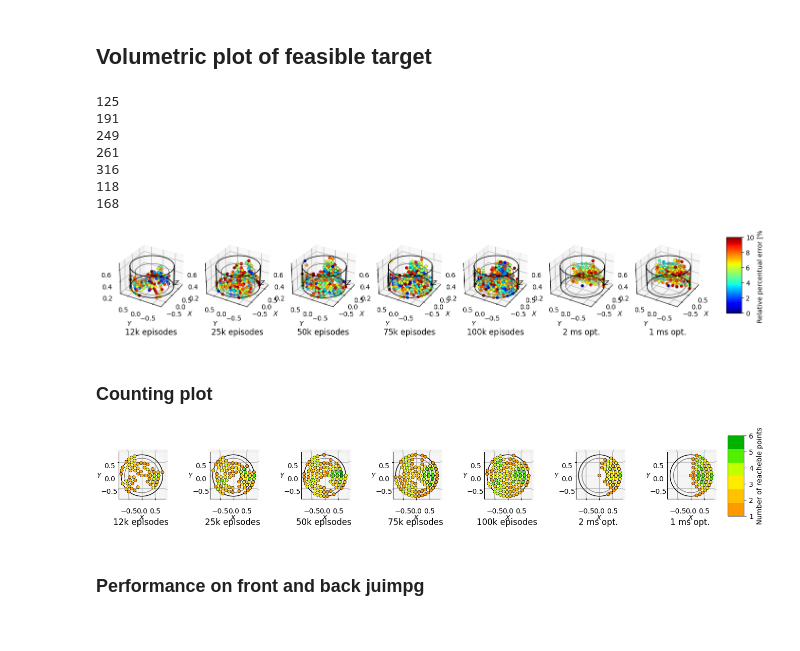
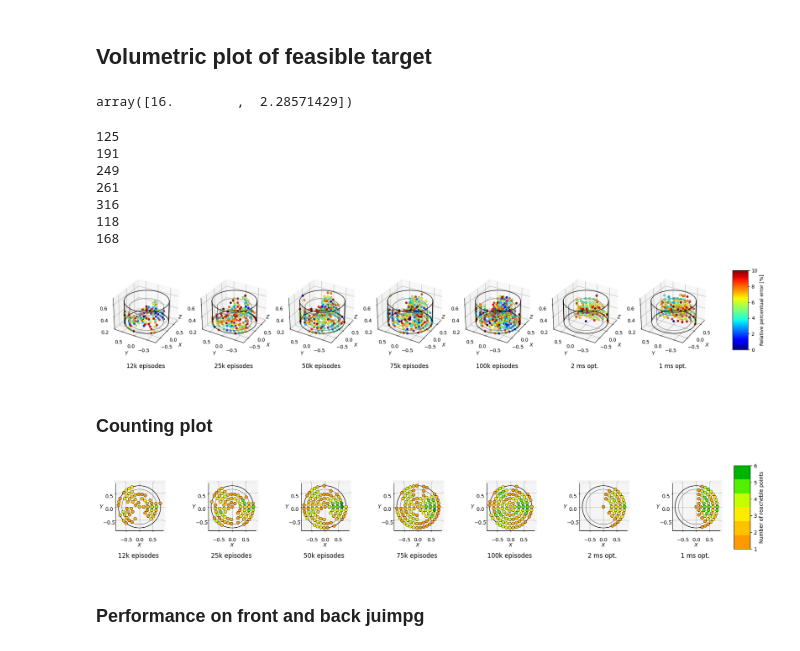
Before and after one commit to jprogrammer13/jumpleg_rl, a Jupyter notebook: utils/paper_plots.ipynb, the cells around one changed output. Saved outputs shown, nothing was run; the diff lists cells and outputs as text; code cells hidden in the pictures.

```diff
--- a/utils/paper_plots.ipynb
+++ b/utils/paper_plots.ipynb
@@ -49,8 +49,13 @@ cmap=plt.cm.jet
 norm = matplotlib.colors.Normalize(vmin=0, vmax=err_treshold)
 # %%
 tests_error = []
+# %%
+plt.figaspect(1/len(tests))
+# %% [output]
+array([16.        ,  2.28571429])
 # %%
-fig = plt.figure(figsize=plt.figaspect(1/len(tests)))
+# fig = plt.figure(figsize=plt.figaspect(1/len(tests)))
+fig = plt.figure(figsize=(22,3.2))
 
 for i, test in enumerate(tests):
     # check if the test result is a model run
@@ -124,36 +129,36 @@ for i, test in enumerate(tests):
     ax.add_patch(top)
     ax.add_patch(down)
     art3d.pathpatch_2d_to_3d(top, z=0.25, zdir="z")
     art3d.pathpatch_2d_to_3d(down, z=0.6, zdir="z")
 
     x0 = r * np.cos(-np.pi/2+0.5)
     y0 = r * np.sin(-np.pi/2+0.5)
 
     x1 = r * np.cos(np.pi/2+0.5)
     y1 = r * np.sin(np.pi/2+0.5)
 
     plt.plot([x0,x0],[y0,y0],[0.25,0.6], color='black',zorder=2.5)
     plt.plot([x1,x1],[y1,y1],[0.25,0.6], color='black',zorder=2.5)
 
     if 'optim' not in str(test):
-        ax.set_title( f'{int(test/1000)}k episodes', y=.0, pad=-35)
+        ax.set_title( f'{int(test/1000)}k episodes', y=-.05, pad=-35)
     else:
-        ax.set_title( f'{str(test)[-1]} ms opt.', y=.0, pad=-35)
+        ax.set_title( f'{str(test)[-1]} ms opt.', y=-.05, pad=-35)
 
 cbar_ax = fig.add_axes([0.93, 0.15, 0.02, 0.7])
 fig.colorbar(feasible_plot, shrink=0.3, label='Relative percentual error [%]', cax=cbar_ax)
 # fig.suptitle('Target positions with RPE $\leq$ 0.1')
 fig.savefig(os.path.join('plots', f'feasible_filtered.pdf'), dpi=500, bbox_inches='tight')
 fig.show()
 # %% [output]
 125
 191
 249
 261
 316
 118
 168
-[figure, old version]
+[figure, new version]
 # %% [markdown]
 ### Counting plot
 # %%
@@ -163,7 +168,9 @@ colors = [(1, 0.6, 0), (1, 0.8, 0), (1, 1, 0), (0.4, 1, 0), (0, 0.7, 0)]
 # Create a custom colormap with linear interpolation
 n_jmp_cmap = LinearSegmentedColormap.from_list('custom_cmap', colors, N=6)  # N=6 for 1 to 6
 # %%
-fig = plt.figure(figsize=plt.figaspect(1/len(tests)))
+# fig = plt.figure(figsize=plt.figaspect(1/len(tests)))
+fig = plt.figure(figsize=(22, 3.2))
+
 
 for i, test in enumerate(tests):
     # check if the test result is a model run
@@ -174,7 +181,8 @@ for i, test in enumerate(tests):
 
         # compute performance
         com0_points = np.vstack(dt.state.apply(readArray).to_numpy())[:, :3]
-        reached_points = np.vstack(dt.next_state.apply(readArray).to_numpy())[:, :3]
+        reached_points = np.vstack(
+            dt.next_state.apply(readArray).to_numpy())[:, :3]
 
         target_error = np.linalg.norm(target_points - reached_points, axis=1)
         target_distance = np.linalg.norm(target_points-com0_points, axis=1)
@@ -187,7 +195,7 @@ for i, test in enumerate(tests):
         perc_error = optim2.rel_landing_error.to_numpy().copy()
 
     # common calulcation
-    perc_error*=100
+    perc_error *= 100
     # Filter points with perc_error < err_treshold
     idx = perc_error <= err_treshold
     err_filter = perc_error[idx]
@@ -198,51 +206,56 @@ for i, test in enumerate(tests):
     xy_pair = []
     err = []
 
-    for j,p in enumerate(feasible_region):
+    for j, p in enumerate(feasible_region):
         # new point
-        if [p[0],p[1]] not in xy_pair:
-            xy_pair.append([p[0],p[1]])
+        if [p[0], p[1]] not in xy_pair:
+            xy_pair.append([p[0], p[1]])
             err.append([err_filter[j]])
         else:
             # x,y present, get if z > z in array
-            idx = xy_pair.index([p[0],p[1]])
+            idx = xy_pair.index([p[0], p[1]])
             err[idx].append(err_filter[j])
 
     nr_points = [len(e) for e in err]
-    surface = np.append(np.array(xy_pair),np.array(nr_points).reshape(-1,1),axis=1)
+    surface = np.append(np.array(xy_pair), np.array(
+        nr_points).reshape(-1, 1), axis=1)
 
-    ax = fig.add_subplot(1, len(tests), i+1, projection='3d',computed_zorder=False)
-    train_area = Circle( (0, 0),0.65, fill = False, color='gray')
-    test_area = Circle( (0, 0),0.78, fill = False, color='black')
+    ax = fig.add_subplot(1, len(tests), i+1,
+                         projection='3d', computed_zorder=False)
+    train_area = Circle((0, 0), 0.65, fill=False, color='gray')
+    test_area = Circle((0, 0), 0.78, fill=False, color='black')
     ax.add_patch(test_area)
     ax.add_patch(train_area)
     art3d.pathpatch_2d_to_3d(train_area, z=0, zdir="z")
     art3d.pathpatch_2d_to_3d(test_area, z=0, zdir="z")
-    ax.margins(x=0,y=0,z=0)
+    ax.margins(x=0, y=0, z=0)
     ax.set_xlim(-.85, .85)
     ax.set_ylim(-.85, .85)
     # ax.set_zlim(0, 0.7)
     ax.zaxis.line.set_lw(0.)
     ax.set_zticks([])
-    ax.view_init(azim=-90,elev=90)
+    ax.view_init(azim=-90, elev=90)
     ax.set_xlabel('$X$')
     ax.set_ylabel('$Y$')
 
     if 'optim' not in str(test):
-        ax.set_title( f'{int(test/1000)}k episodes', y=.0, pad=-15)
+        ax.set_title(f'{int(test/1000)}k episodes', y=-.05, pad=-15)
     else:
-        ax.set_title( f'{str(test)[-1]} ms opt.', y=.0, pad=-15)
+        ax.set_title(f'{str(test)[-1]} ms opt.', y=-.05, pad=-15)
 
-    surf_plot = ax.scatter(surface[:, 0], surface[:, 1], 0, alpha=1, edgecolors="black", linewidths=0.5, c=surface[:, 2], cmap=n_jmp_cmap, vmin=1, vmax=6)
+    surf_plot = ax.scatter(surface[:, 0], surface[:, 1], 0, s=35, alpha=1, edgecolors="black",
+                           linewidths=0.5, c=surface[:, 2], cmap=n_jmp_cmap, vmin=1, vmax=6)
 
 cbar_ax = fig.add_axes([0.9, 0.15, 0.02, 0.7])
-fig.colorbar(surf_plot, shrink=0.3, label='Number of reacheble points', cax=cbar_ax)
+fig.colorbar(surf_plot, shrink=0.3,
+             label='Number of reacheble points', cax=cbar_ax)
 
 # fig.suptitle('Mean RPE fo test target positions [RPE $\leq$ 0.1]')
-fig.savefig(os.path.join('plots', f'numb_points_surface_plot.pdf'), dpi=500, bbox_inches='tight')
+fig.savefig(os.path.join('plots', f'numb_points_surface_plot.pdf'),
+            dpi=500, bbox_inches='tight')
 fig.show()
 # %% [output]
-[figure, old version]
+[figure, new version]
 # %% [markdown]
 ### Performance on front and back juimpg
 # %%
```
Also changed, not shown: 3 other files.
